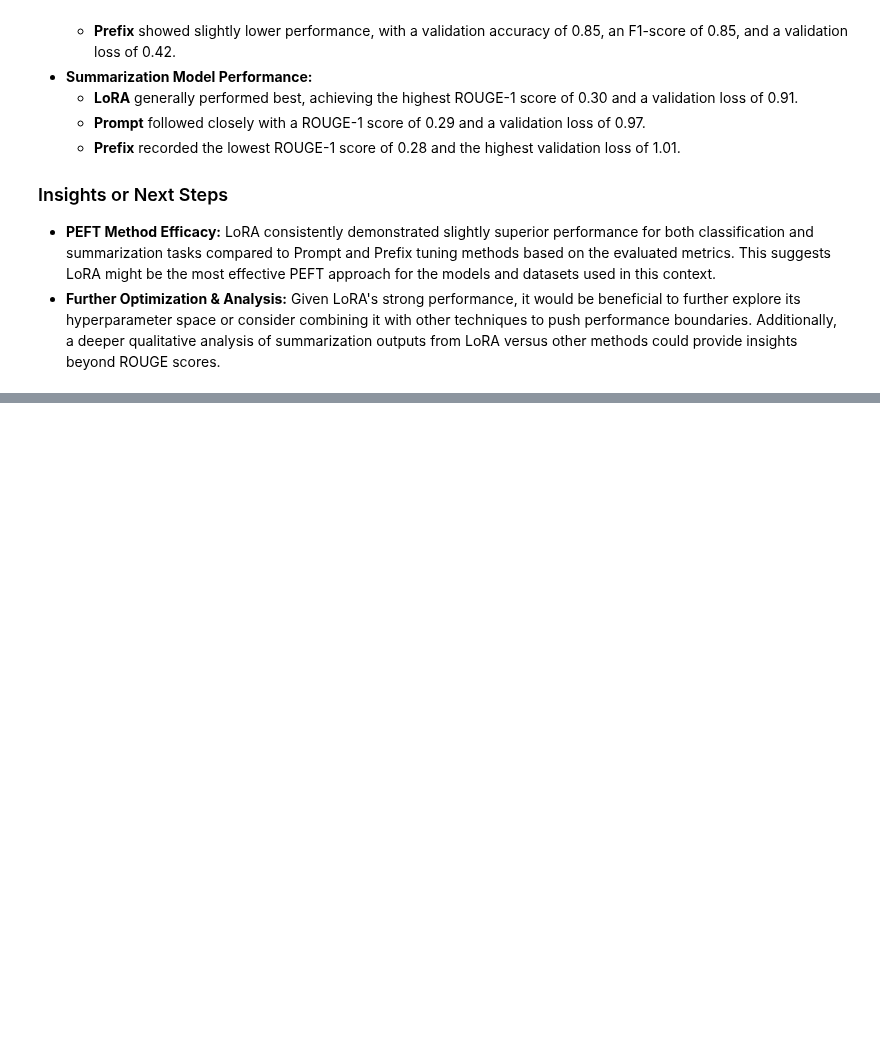
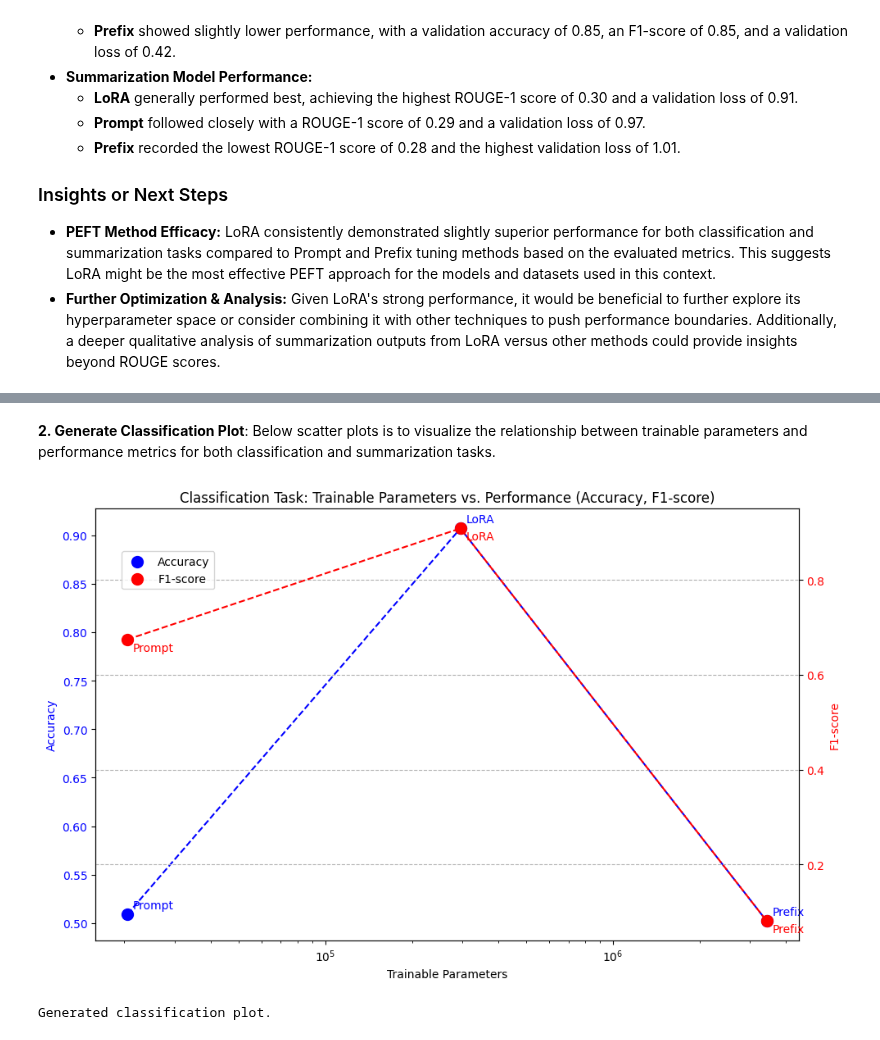
Before and after one commit to ruksad/flan-t5-finetuning, a Jupyter notebook: 24_prefix_tuning_flan_t5_small/flan_t5_peft_fine_tune.ipynb, the cells around one changed output, grey strips where cells are left out. Drawn from its saved outputs; the diff is of its cells as text; code cells hidden in the pictures; blank space fills up the shorter version.

```diff
--- a/24_prefix_tuning_flan_t5_small/flan_t5_peft_fine_tune.ipynb
+++ b/24_prefix_tuning_flan_t5_small/flan_t5_peft_fine_tune.ipynb
@@ -661,0 +683,44 @@ print(json.dumps(final_results, indent=2))
+# %% [markdown]
+**2. Generate Classification Plot**:
+Below scatter plots is to visualize the relationship between trainable parameters and performance metrics for both classification and summarization tasks.
+# %%
+import matplotlib.pyplot as plt
+import pandas as pd
+
+# Prepare data for classification plot
+classification_data = combined_results["classification"]
+df_cls = pd.DataFrame(classification_data)
+
+# Create the classification plot
+fig, ax1 = plt.subplots(figsize=(10, 6))
+
+# Plot Accuracy
+ax1.scatter(df_cls['trainable_parameters'], df_cls['accuracy'], color='blue', label='Accuracy', s=100)
+ax1.plot(df_cls['trainable_parameters'], df_cls['accuracy'], color='blue', linestyle='--')
+ax1.set_xlabel('Trainable Parameters')
+ax1.set_ylabel('Accuracy', color='blue')
+ax1.tick_params(axis='y', labelcolor='blue')
+
+# Create a second y-axis for F1-score
+ax2 = ax1.twinx()
+ax2.scatter(df_cls['trainable_parameters'], df_cls['f1'], color='red', label='F1-score', s=100)
+ax2.plot(df_cls['trainable_parameters'], df_cls['f1'], color='red', linestyle='--')
+ax2.set_ylabel('F1-score', color='red')
+ax2.tick_params(axis='y', labelcolor='red')
+
+# Add PEFT method labels to points
+for i, txt in enumerate(df_cls['peft']):
+    ax1.annotate(txt, (df_cls['trainable_parameters'][i], df_cls['accuracy'][i]), textcoords="offset points", xytext=(5,5), ha='left', color='blue')
+    ax2.annotate(txt, (df_cls['trainable_parameters'][i], df_cls['f1'][i]), textcoords="offset points", xytext=(5,-10), ha='left', color='red')
+
+fig.tight_layout() # Adjust layout to prevent labels from overlapping
+plt.title('Classification Task: Trainable Parameters vs. Performance (Accuracy, F1-score)')
+fig.legend(loc='upper left', bbox_to_anchor=(0.1, 0.9))
+plt.xscale('log') # Use a log scale for better visualization of parameter differences
+plt.grid(True, which="both", ls="--", c='0.7')
+plt.show()
+
+print("Generated classification plot.")
+# %% [output]
+[figure, added]
+Generated classification plot.
```
Also changed, not shown: parts of 15 cells of this notebook.
